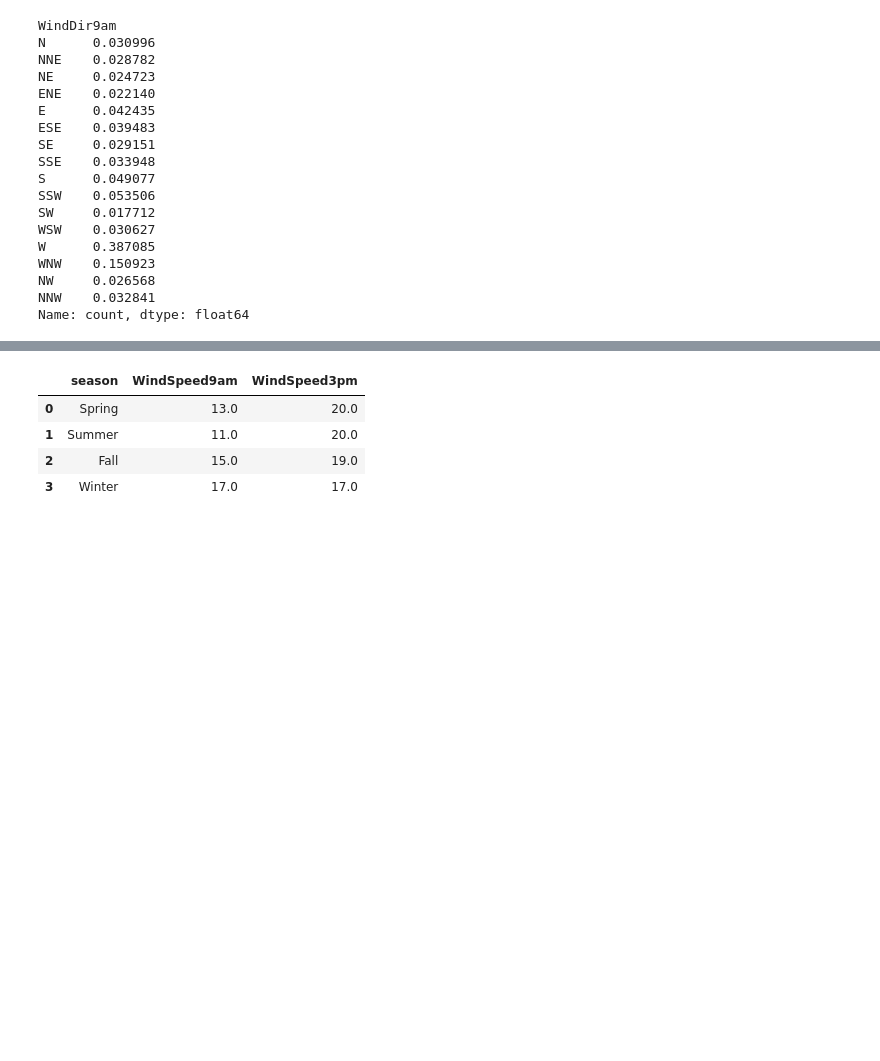
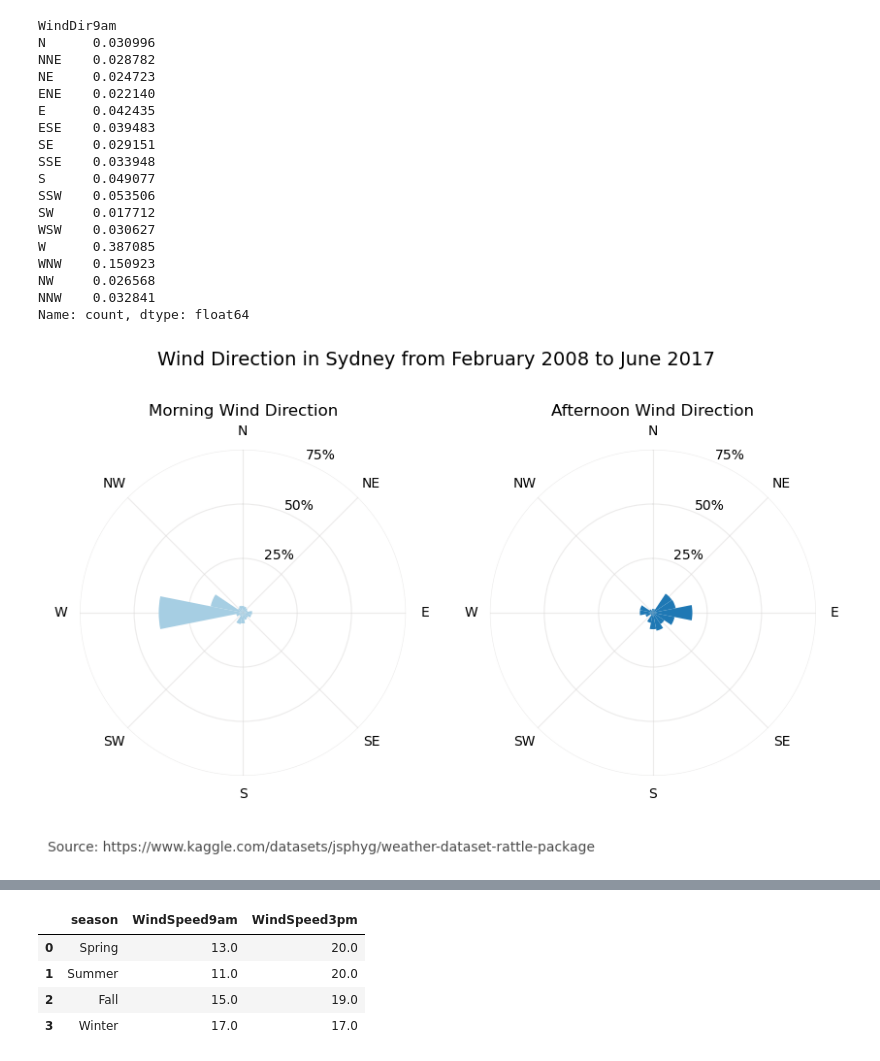
Before and after one commit to M-Harms/Data-Visualization, a Jupyter notebook: sydney_weather.ipynb, the cells around one changed output, grey strips where cells are left out. Cells and saved outputs as stored; diff of their text form; code cells hidden in the pictures; blank space fills up the shorter version.

```diff
--- a/sydney_weather.ipynb
+++ b/sydney_weather.ipynb
@@ -77,4 +82,45 @@ WNW    0.150923
 NW     0.026568
 NNW    0.032841
 Name: count, dtype: float64
+# %%
+def polar_wind_chart(data_list):
+    chart_titles = ['Morning Wind Direction', 'Afternoon Wind Direction']
+
+
+    # Base numbers for the graph
+    angle_change = 360/len(data_list[0])
+    # Create a list of angles for the direction labels
+    angles = np.arange(0,360,360/len(wind_direct_labels))
+
+    #Start in the middle of one of the pie pieces so they appear centered
+    startangle =-angle_change/2
+
+    fig, ax = plt.subplots(1, 2, figsize=(10, 6), subplot_kw={'projection':'polar'})
+    for j, data in enumerate(data_list):
+        # Loop through every segment
+        for i, d in enumerate(data):
+            x = (angle_change * pi *2)/ 360
+            left = (startangle * pi *2)/ 360
+            startangle += angle_change
+            ax[j].barh(0, x, left=left, height=d, align='edge', color = colors[j], zorder=3)
+
+        # Set the plot features
+        ax[j].spines.clear()
+        ax[j].grid(which="major", axis='x', color='#DAD8D7', alpha=0.5, zorder=0)
+        ax[j].grid(which="major", axis='y', color='#DAD8D7', alpha=0.5, zorder=0)
+        ax[j].set_theta_offset(.5*pi)
+        ax[j].set_theta_direction(-1)
+        ax[j].set_thetagrids(angles, labels=wind_direct_labels, fmt=None)
+        ax[j].set_title(chart_titles[j])
+        ax[j].set_yticks([.25,.5,.75], labels = ['25%','50%','75%'])
+
+
+    plt.subplots_adjust(left=None, bottom=0.25, right=None, top=0.81, wspace=None, hspace=None)
+    fig.suptitle('Wind Direction in Sydney from February 2008 to June 2017', fontsize=14)
+    fig.text(x=0.10, y=0.12, s="Source: https://www.kaggle.com/datasets/jsphyg/weather-dataset-rattle-package", transform=fig.transFigure, ha='left', fontsize=10, alpha=.7)
+    plt.show()
+# %%
+polar_wind_chart([df_wind_dir_morning, df_wind_dir_afternoon])
+# %% [output]
+[figure, added]
 # %%
```
Also changed, not shown: parts of 7 cells of this notebook.
